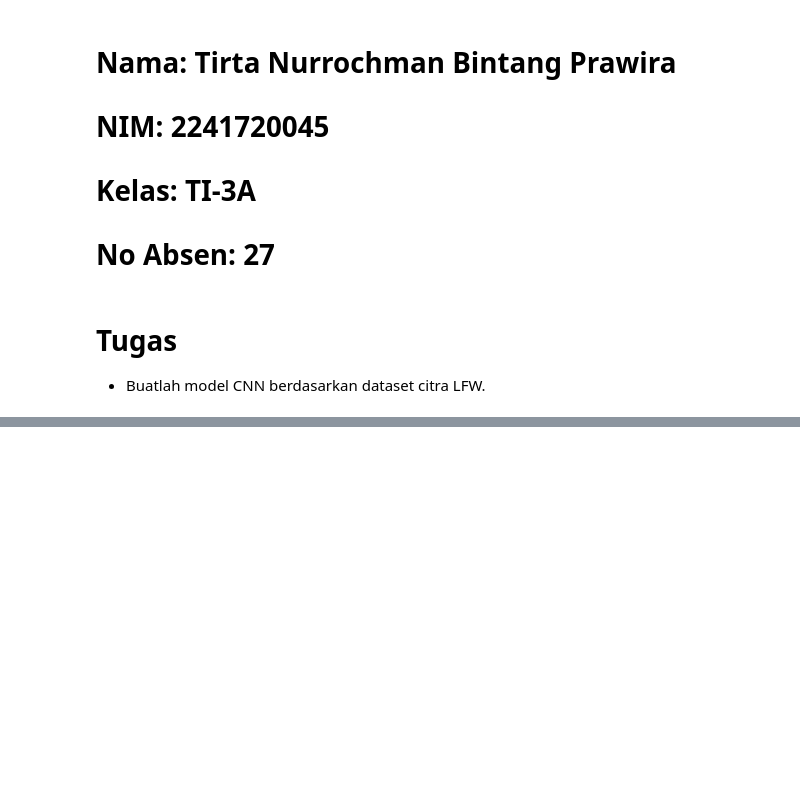
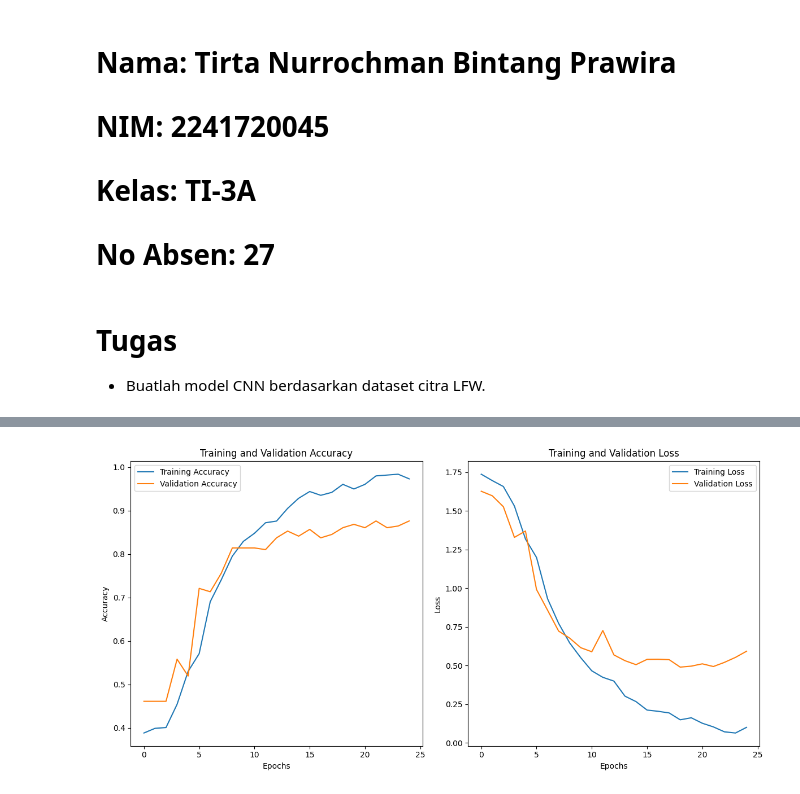
Before and after one commit to Tirta2241720045/Machine_Learning, a Jupyter notebook: Minggu11/2241720045_TirtaNBP_Tugas.ipynb, the cells around one changed output, grey strips where cells are left out. Cells and saved outputs as stored; diff of their text form; code cells hidden in the pictures; blank space fills up the shorter version.

```diff
--- a/Minggu11/2241720045_TirtaNBP_Tugas.ipynb
+++ b/Minggu11/2241720045_TirtaNBP_Tugas.ipynb
@@ -46,27 +91,22 @@ Jumlah channel: 1
 # %%
 # Langkah 3 - Membangun Model CNN
 model = tf.keras.Sequential([
-    # Lapisan Konvolusi pertama
-    layers.Conv2D(32, (3, 3), activation='relu', input_shape=(h, w, 1)),
+
+    layers.Conv2D(64, (3, 3), activation='relu', input_shape=(50, 37, 1)),
     layers.MaxPooling2D((2, 2)),
 
-    # Lapisan Konvolusi kedua
-    layers.Conv2D(64, (3, 3), activation='relu'),
+    layers.Conv2D(32, (3, 3), activation='relu'),
     layers.MaxPooling2D((2, 2)),
 
-    # Lapisan Konvolusi ketiga
-    layers.Conv2D(128, (3, 3), activation='relu'),
+    layers.Conv2D(32, (3, 3), activation='relu'),
     layers.MaxPooling2D((2, 2)),
 
-    # Flatten dan lapisan dens
     layers.Flatten(),
-    layers.Dense(64, activation='relu'),
+    layers.Dense(32, activation='relu'),
 
-    # Output layer
-    layers.Dense(len(np.unique(y)), activation='softmax')  # Jumlah kelas berdasarkan jumlah target
+    layers.Dense(len(np.unique(y)), activation='softmax')
 ])
 
-# Menyusun model
 model.compile(optimizer='adam',
               loss='sparse_categorical_crossentropy',
               metrics=['accuracy'])
@@ -93,0 +138,21 @@ Epoch 25/25
+# %%
+import matplotlib.pyplot as plt
+
+# Membuat grafik untuk accuracy dan loss
+plt.figure(figsize=(12, 6))
+
+# Plotting Accuracy dan Loss
+for i, metric in enumerate(['accuracy', 'loss']):
+    plt.subplot(1, 2, i+1)
+    plt.plot(history.history[metric], label=f'Training {metric.capitalize()}')
+    plt.plot(history.history[f'val_{metric}'], label=f'Validation {metric.capitalize()}')
+    plt.title(f'Training and Validation {metric.capitalize()}')
+    plt.xlabel('Epochs')
+    plt.ylabel(metric.capitalize())
+    plt.legend()
+
+# Menampilkan grafik
+plt.tight_layout()
+plt.show()
+# %% [output]
+[figure, added]
```
Also changed, not shown: parts of 13 cells of this notebook.
